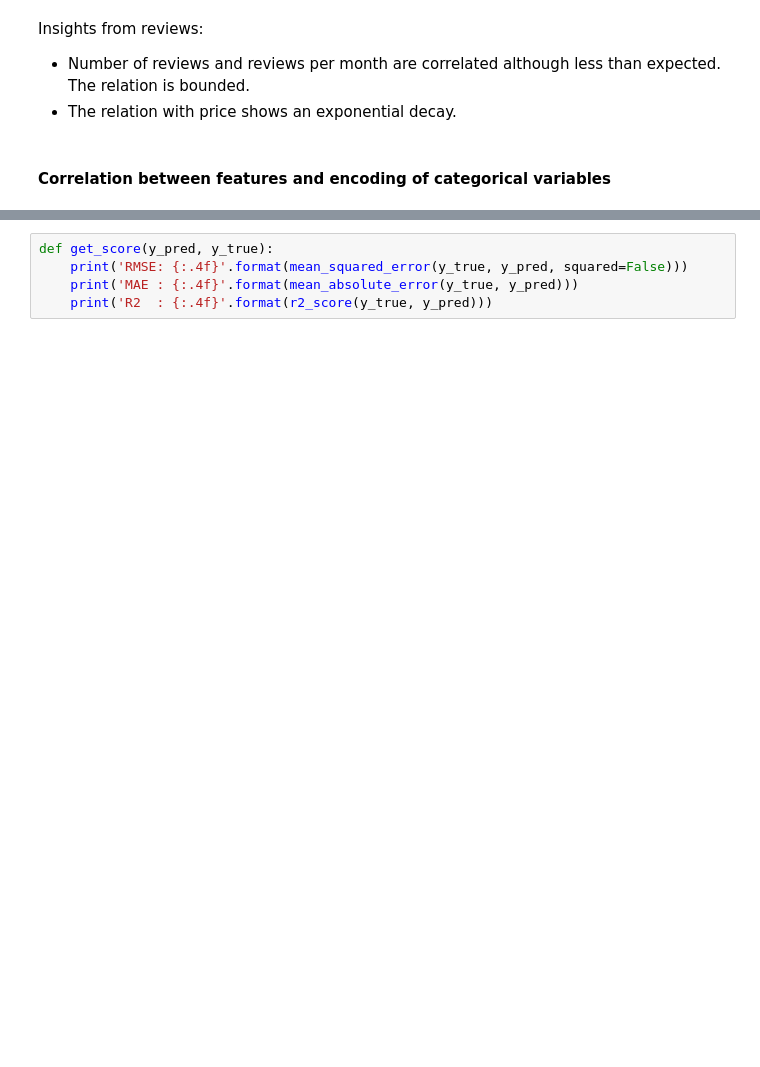
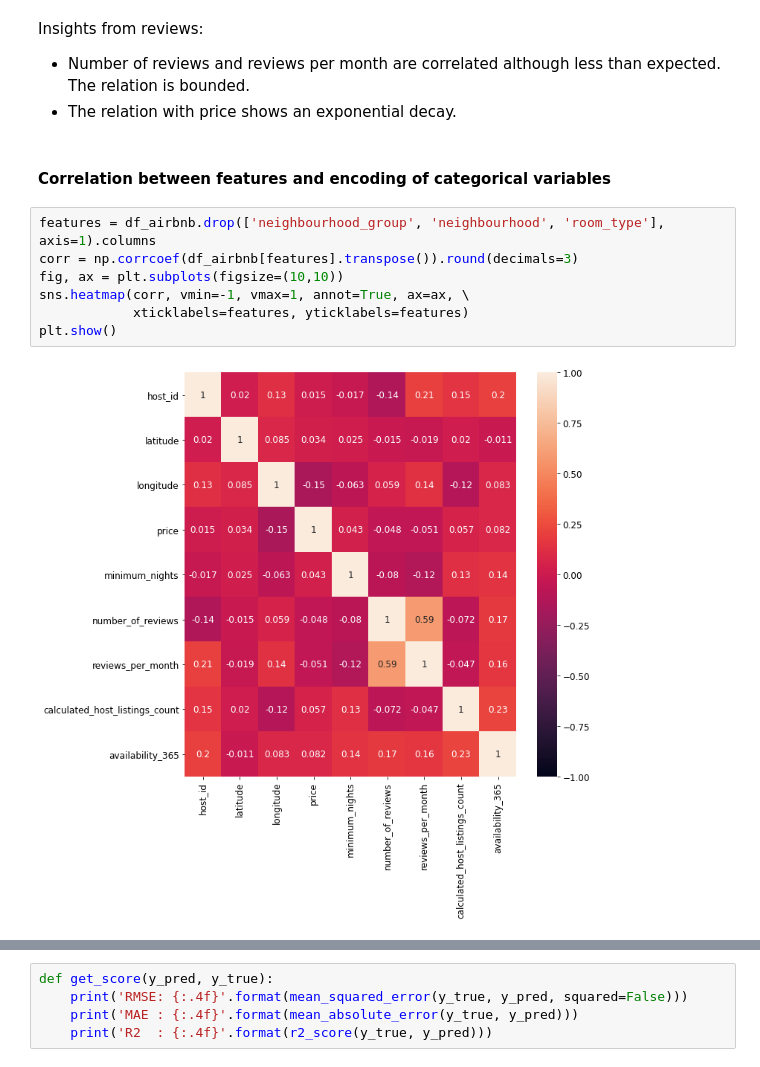
Before and after one commit to natbolon/airbnb_prices, a Jupyter notebook: airbnb_prices.ipynb, the cells around one changed output, grey strips where cells are left out. Drawn from its saved outputs; the diff is of its cells as text; blank space fills up the shorter version.

```diff
--- a/airbnb_prices.ipynb
+++ b/airbnb_prices.ipynb
@@ -174,3 +247,12 @@ Insights from reviews:
 * The relation with price shows an exponential decay.
 # %% [markdown]
 #### Correlation between features and encoding of categorical variables
+# %%
+features = df_airbnb.drop(['neighbourhood_group', 'neighbourhood', 'room_type'], axis=1).columns
+corr = np.corrcoef(df_airbnb[features].transpose()).round(decimals=3)
+fig, ax = plt.subplots(figsize=(10,10))
+sns.heatmap(corr, vmin=-1, vmax=1, annot=True, ax=ax, \
+            xticklabels=features, yticklabels=features)
+plt.show()
+# %% [output]
+[figure, added]
```
Also changed, not shown: parts of 58 cells of this notebook.
